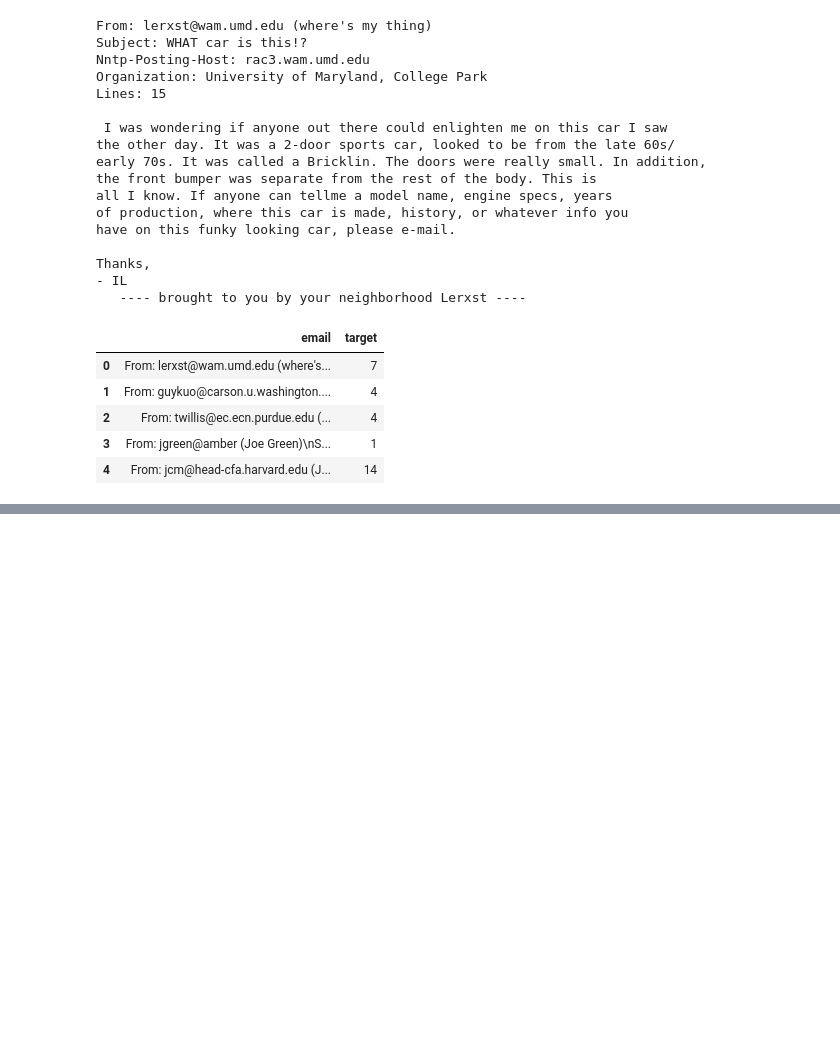
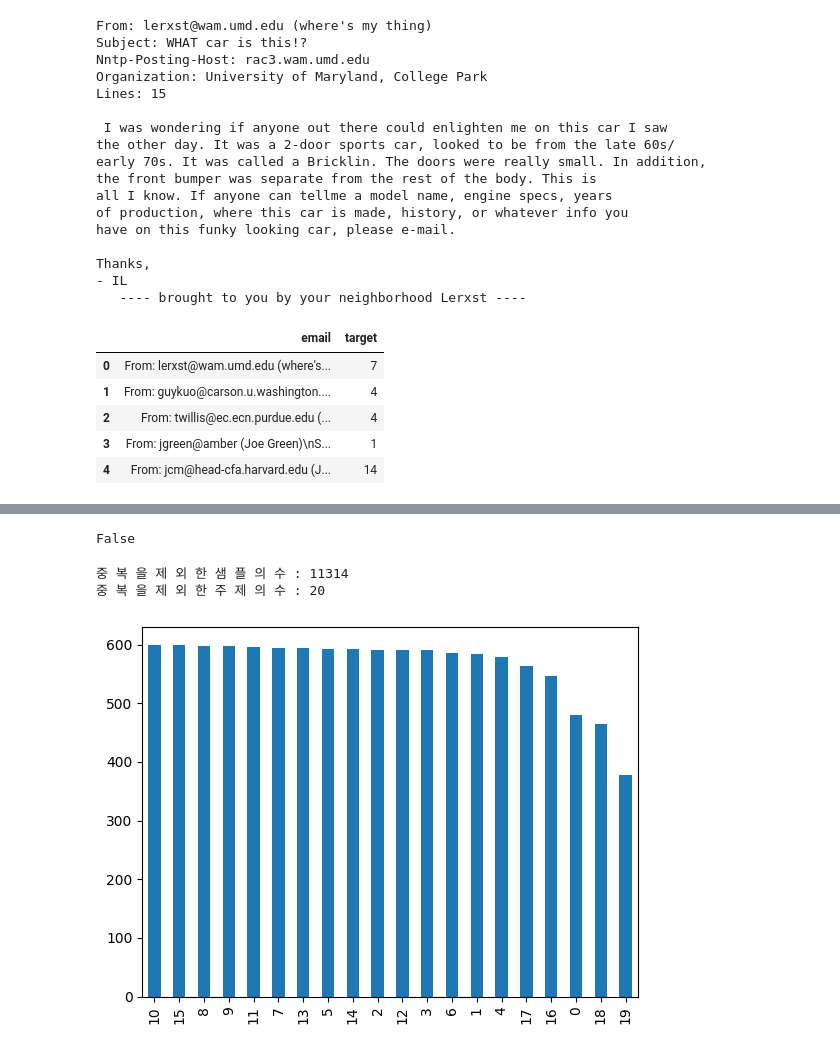
Before and after one commit to Gugo-le/ML-study, a Jupyter notebook: MLP.ipynb, the cells around one changed output, grey strips where cells are left out. Drawn from its saved outputs; the diff is of its cells as text; code cells hidden in the pictures; blank space fills up the shorter version.

```diff
--- a/MLP.ipynb
+++ b/MLP.ipynb
@@ -102,0 +115,14 @@ data[:5]
+# %%
+data.isnull().values.any()
+# %% [output]
+False
+# %%
+print('중 복 을 제 외 한 샘 플 의 수 : {}'.format(data['email'].nunique()))
+print('중 복 을 제 외 한 주 제 의 수 : {}'.format(data['target'].nunique()))
+# %% [output]
+중 복 을 제 외 한 샘 플 의 수 : 11314
+중 복 을 제 외 한 주 제 의 수 : 20
+# %%
+data['target'].value_counts().plot(kind = 'bar');
+# %% [output]
+[figure, added]
```
Also changed, not shown: parts of 2 cells of this notebook.
